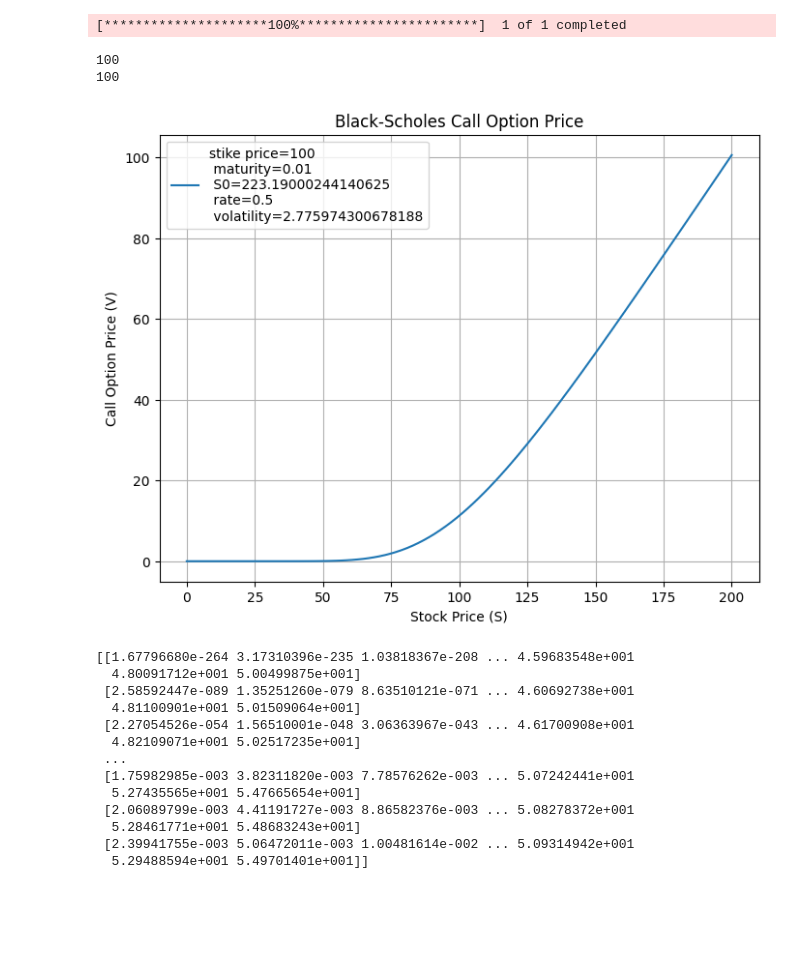
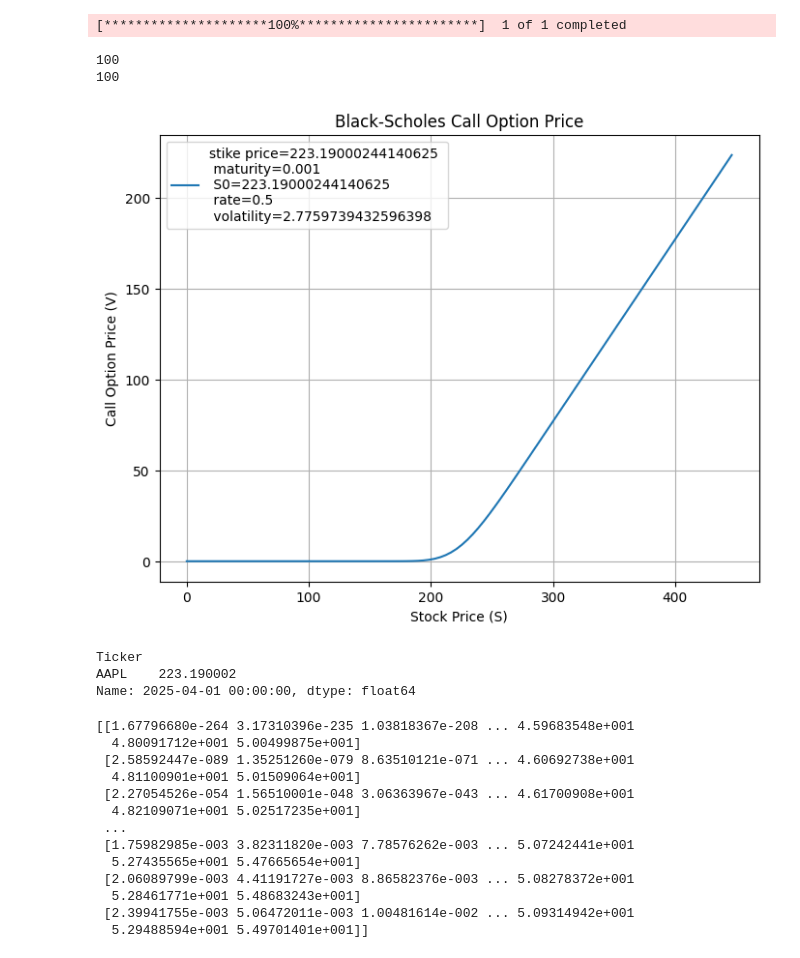
Before and after one commit to sclyde-ai/data_analysis, a Jupyter notebook: stock_model/model.ipynb, the cells around one changed output. Saved outputs shown, nothing was run; the diff lists cells and outputs as text; code cells hidden in the pictures; blank space fills up the shorter version.

```diff
--- a/stock_model/model.ipynb
+++ b/stock_model/model.ipynb
@@ -54,6 +54,9 @@ class Stock():
         return self.log_diff().mean()
     def volatility_log(self):
         return self.log_diff().std()
+
+    def newest_price(self):
+        return self.prices.iloc[-1].item()
 
     def simulation(self, n):
         models = []
@@ -123,11 +126,11 @@ class Option():
         self.type = None
         self.style = None
 
-    def call(self):
+    def Call(self):
         self.type = 'call'
         return self
 
-    def put(self):
+    def Put(self):
         self.type = 'put'
         return self
 
@@ -146,9 +149,9 @@ class Option():
         for s in S:
             self.S0 = s
             if self.type == 'call':
-                V.append(self.call().European().closed_form())
+                V.append(self.Call().European().closed_form())
             if self.type == 'put':
-                V.append(self.put().European().closed_form())
+                V.append(self.Put().European().closed_form())
         V = np.array(V)
         print(len(V))
         print(len(S))
@@ -206,32 +209,36 @@ class European():
         if self.type == 'put':
             price = - self.S0 * norm.cdf(-d1) + self.K * np.exp(-self.r * self.T) * norm.cdf(-d2)
         if self.type != 'call' and self.type != 'put':
-            print('error')
+            print('Please set an option type (call or put)')
         return price.item()
 # %%
 if __name__ == "__main__":
     stock_data = yf.download('AAPL', start='2020-03-01') #, end='2023-12-31')
 
     # yfinance_stockクラスのインスタンス
     stock = Stock(stock_data)
     # stock.close()
     # print(stock.print_prices())
     # print(stock.drift())
     # stock.candlestick()
     # print('log', stock.log())
     # print('diff', stock.diff())
     # print('log diff', stock.log_diff())
     # print(stock.geometric_brownian_motion())
     # stock.simulation(20)
     # stock.plot_models()
-    option = Option(stock, 100, 0.01, 0.5)
-    option.call().plot_curve()
-    # print('CE', option.European()())\
+    option = Option(stock, stock.newest_price(), 0.001, 0.5)
+    option.Call().plot_curve()
+    print(option.S0)
+    # print('CE', option.European()())
 # %% [output]
 [*********************100%***********************]  1 of 1 completed
 100
 100
-[figure, old version]
+[figure, new version]
+Ticker
+AAPL    223.190002
+Name: 2025-04-01 00:00:00, dtype: float64
 # %%
 import numpy as np
 import matplotlib.pyplot as plt
```
